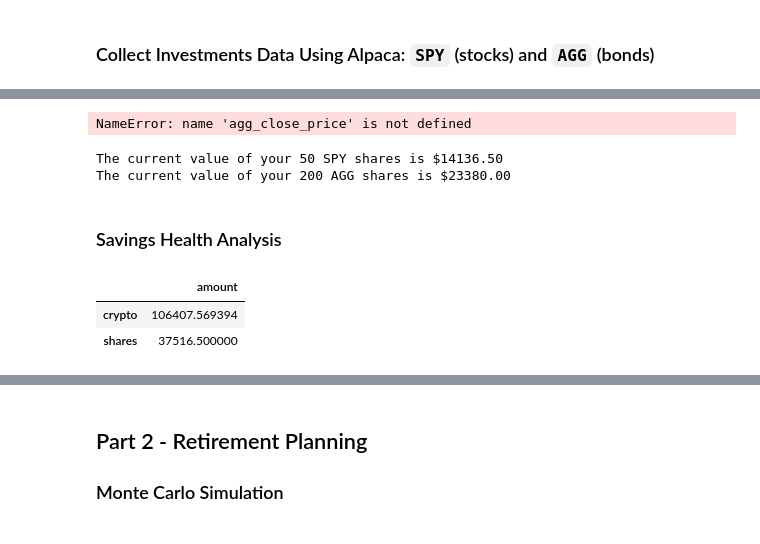
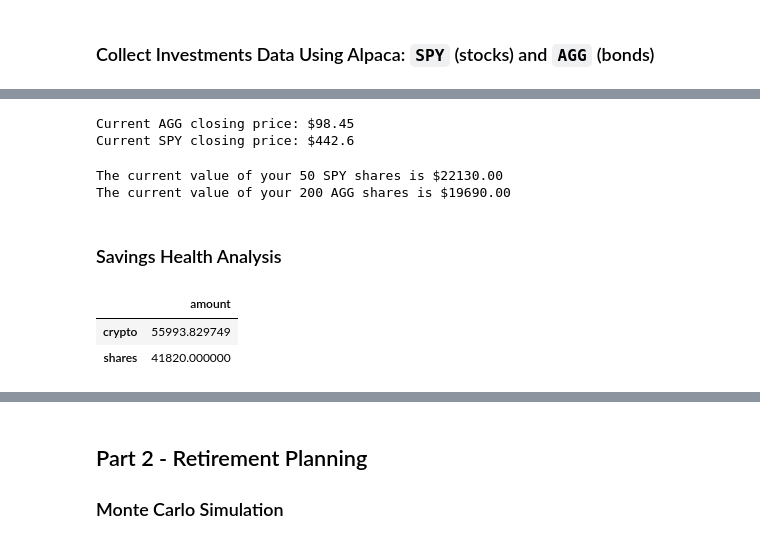
Before and after one commit to nothaywar/Module5Challenge, a Jupyter notebook: financial-planner.ipynb, the cells around one changed output, grey strips where cells are left out. Cells and saved outputs as stored; diff of their text form; code cells hidden in the pictures.

```diff
--- a/financial-planner.ipynb
+++ b/financial-planner.ipynb
@@ -96,40 +96,43 @@ df_portfolio
 | 2023-06-15 04:00:00+00:00 | 98.29 | 98.46 | 98.1337 | 98.45 | 7471994 | 29262 | 98.355119 | 436.33 | 443.9 | 436.23 | ... |
 # %%
 # Pick AGG and SPY close prices
-agg_price = df_portfolio["AGG"]["close"].iloc[-1]
-spy_price = df_portfolio["SPY"]["close"].iloc[-1]
+agg_close_price = df_portfolio["AGG"]["close"].iloc[-1]
+spy_close_price = df_portfolio["SPY"]["close"].iloc[-1]
 
 
 # Print AGG and SPY close prices
 print(f"Current AGG closing price: ${agg_close_price}")
 print(f"Current SPY closing price: ${spy_close_price}")
 # %% [output]
-NameError: name 'agg_close_price' is not defined
+Current AGG closing price: $98.45
+Current SPY closing price: $442.6
 # %%
 # Compute the current value of shares
-# YOUR CODE HERE!
+my_agg_value = my_agg * agg_price
+my_spy_value = my_spy * spy_price
 
 # Print current value of shares
 print(f"The current value of your {my_spy} SPY shares is ${my_spy_value:0.2f}")
 print(f"The current value of your {my_agg} AGG shares is ${my_agg_value:0.2f}")
 # %% [output]
-The current value of your 50 SPY shares is $14136.50
-The current value of your 200 AGG shares is $23380.00
+The current value of your 50 SPY shares is $22130.00
+The current value of your 200 AGG shares is $19690.00
 # %% [markdown]
 ### Savings Health Analysis
 # %%
 # Set monthly household income
-# YOUR CODE HERE!
+monthly_income = 12000
 
 # Consolidate financial assets data
-# YOUR CODE HERE!
+df_crypto = pd.DataFrame({"amount": [my_btc_value + my_eth_value]}, index=["crypto"])
+df_shares = pd.DataFrame({"amount": [my_agg_value + my_spy_value]}, index=["shares"])
 
 # Create savings DataFrame
-# YOUR CODE HERE!
+df_savings = pd.concat([df_crypto, df_shares])
 
 # Display savings DataFrame
 display(df_savings)
 # %% [output]
 |  | amount |
-| crypto | 106407.569394 |
-| shares | 37516.500000 |
+| crypto | 55993.829749 |
+| shares | 41820.000000 |
```
Also changed, not shown: parts of 4 cells of this notebook.
